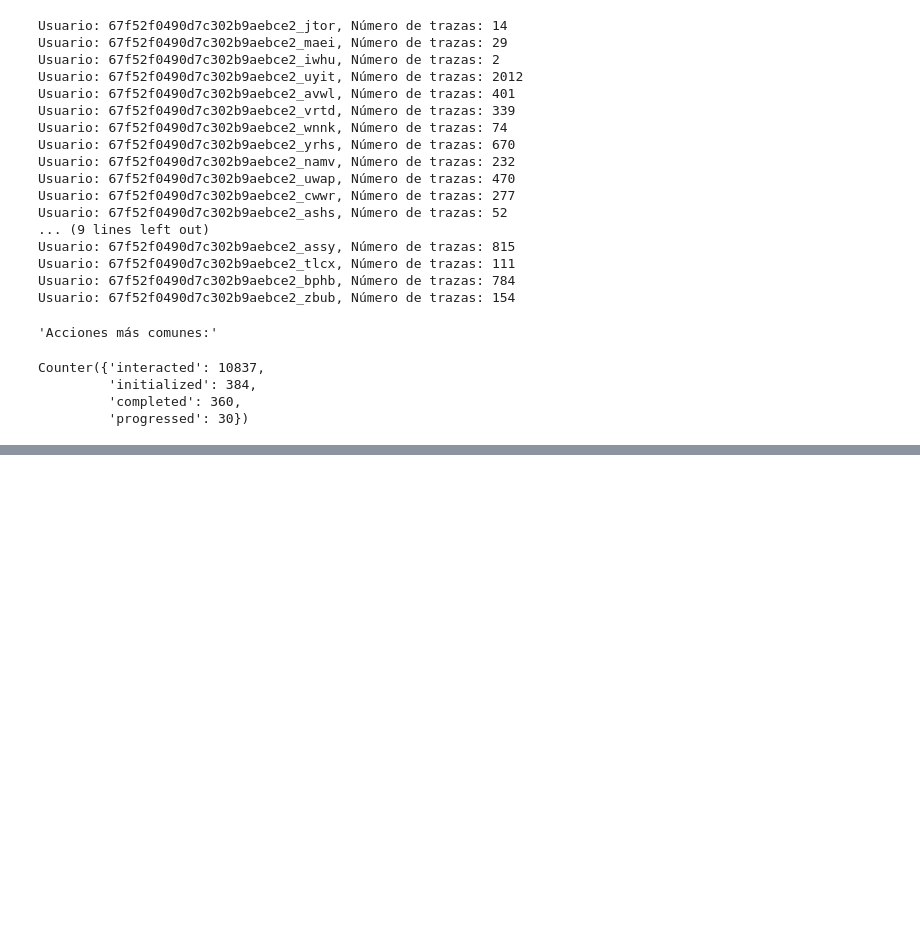
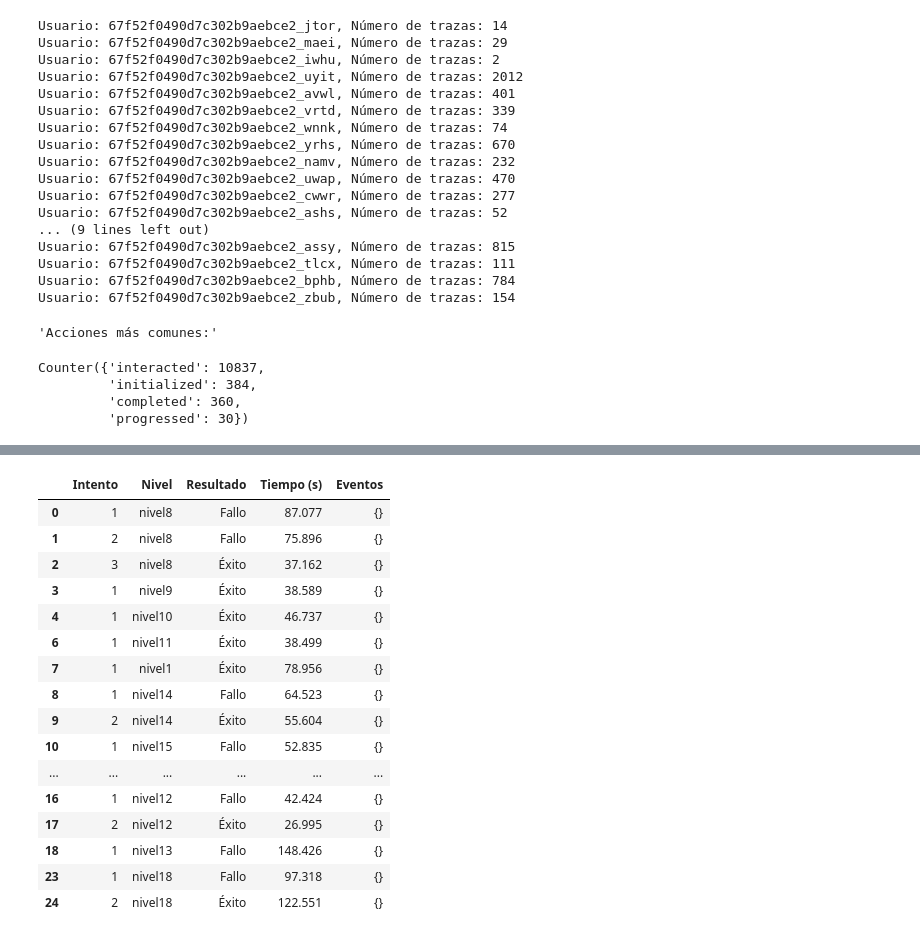
Before and after one commit to admont02/TFG-SimonaAntonova-AdrianMontero, a Jupyter notebook: AnalisisDeDatos.ipynb, the cells around one changed output, grey strips where cells are left out. Saved outputs shown, nothing was run; the diff lists cells and outputs as text; code cells hidden in the pictures; blank space fills up the shorter version.

Commit message:
tabla de niveles con tiempo

```diff
--- a/AnalisisDeDatos.ipynb
+++ b/AnalisisDeDatos.ipynb
@@ -568,0 +609,83 @@ Usuario: 67f52f0490d7c302b9aebce2_yrhs
+# %%
+import pandas as pd
+from collections import defaultdict
+from datetime import datetime
+import json
+
+# Cargar el archivo de trazas
+with open("AnalisisPruebas/traces.json", "r", encoding="utf-8") as f:
+    trazas = json.load(f)
+
+# Usuarios de prueba que queremos eliminar
+usuarios_a_eliminar = ["67f52f0490d7c302b9aebce2_jtor", "67f52f0490d7c302b9aebce2_maei",
+                       "67f52f0490d7c302b9aebce2_iwhu", "67f52f0490d7c302b9aebce2_uyit",
+                       "67f52f0490d7c302b9aebce2_avwl", "67f52f0490d7c302b9aebce2_vrtd",
+                       "67f52f0490d7c302b9aebce2_wnnk"]
+
+# Filtrar trazas eliminando usuarios de prueba
+trazas = [traza for traza in trazas if traza["actor"]["name"] not in usuarios_a_eliminar]
+
+# Diccionario para almacenar múltiples intentos por nivel y usuario
+intentos_por_nivel = defaultdict(lambda: defaultdict(list))
+
+# Diccionario para contar eventos por nivel y usuario
+eventos_por_nivel = defaultdict(lambda: defaultdict(lambda: defaultdict(int)))
+
+# Función para renombrar niveles
+def renombrar_nivel(nivel):
+    if "https://TFG-SIMONA-ADRIAN/" in nivel:
+        return nivel.split("/")[-1]  # Extraer solo la parte final del nivel
+    else:
+        return nivel  # Dejarlo como está si no tiene ese formato
+
+# Procesar las trazas
+for traza in trazas:
+    usuario = traza["actor"]["name"] if "actor" in traza and "name" in traza["actor"] else "Desconocido"
+    nivel_original = traza["object"]["id"] if "object" in traza and "id" in traza["object"] else "Sin Nivel"
+    nivel = renombrar_nivel(nivel_original)  # Renombrar nivel
+    accion = traza["verb"]["display"]["en"] if "verb" in traza and "display" in traza["verb"] else "Acción Desconocida"
+    timestamp = traza["timestamp"] if "timestamp" in traza else None
+    success = traza["result"]["success"] if accion == "completed" and "result" in traza and "success" in traza["result"] else None
+
+    # Convertir el timestamp a objeto datetime si existe
+    timestamp_dt = datetime.fromisoformat(timestamp.replace("Z", "")) if timestamp else None
+
+    # Calcular intentos para niveles principales
+    if accion == "initialized":
+        intentos_por_nivel[usuario][nivel].append({"initialized": timestamp_dt, "completed": None, "duracion": None, "success": None, "eventos": defaultdict(int)})
+    elif accion == "completed" and nivel in intentos_por_nivel[usuario]:
+        # Buscar el intento más reciente sin completar y actualizarlo
+        for intento in intentos_por_nivel[usuario][nivel]:
+            if intento["completed"] is None:
+                intento["completed"] = timestamp_dt
+                intento["success"] = success
+                # Calcular duración si ambas marcas están presentes
+                if intento["initialized"] and intento["completed"]:
+                    intento["duracion"] = (intento["completed"] - intento["initialized"]).total_seconds()
+                break  # Salimos porque solo actualizamos el intento más reciente
+    else:
+        # Contar eventos en intentos
+        for intento in intentos_por_nivel[usuario][nivel]:
+            if intento["completed"] is None:  # Solo para intentos que están en progreso
+                intento["eventos"][accion] += 1
+
+# Generar tablas por usuario
+print("=== Tablas por Usuario ===")
+for usuario, niveles in intentos_por_nivel.items():
+    print(f"Usuario: {usuario}")
+    data = []
+    for nivel, intentos in niveles.items():
+        for intento_num, intento in enumerate(intentos, start=1):
+            eventos_contados = dict(intento["eventos"])  # Convertir defaultdict a dict para la tabla
+            data.append({
+                "Intento": intento_num,
+                "Nivel": nivel,
+                "Resultado": "Éxito" if intento["success"] else "Fallo",
+                "Tiempo (s)": intento["duracion"] if intento["duracion"] else "Sin datos",
+                "Eventos": eventos_contados
+            })
+    df = pd.DataFrame(data)
+    df = df[df["Tiempo (s)"] != "Sin datos"]
+    display(df)
+    print("\n")
+# %% [output]
@@ -568,0 +748,17 @@ Usuario: 67f52f0490d7c302b9aebce2_yrhs
+|  | Intento | Nivel | Resultado | Tiempo (s) | Eventos |
+| 0 | 1 | nivel8 | Fallo | 87.077 | {} |
+| 1 | 2 | nivel8 | Fallo | 75.896 | {} |
+| 2 | 3 | nivel8 | Éxito | 37.162 | {} |
+| 3 | 1 | nivel9 | Éxito | 38.589 | {} |
+| 4 | 1 | nivel10 | Éxito | 46.737 | {} |
+| 6 | 1 | nivel11 | Éxito | 38.499 | {} |
+| 7 | 1 | nivel1 | Éxito | 78.956 | {} |
+| 8 | 1 | nivel14 | Fallo | 64.523 | {} |
+| 9 | 2 | nivel14 | Éxito | 55.604 | {} |
+| 10 | 1 | nivel15 | Fallo | 52.835 | {} |
+| ... | ... | ... | ... | ... | ... |
+| 16 | 1 | nivel12 | Fallo | 42.424 | {} |
+| 17 | 2 | nivel12 | Éxito | 26.995 | {} |
+| 18 | 1 | nivel13 | Fallo | 148.426 | {} |
+| 23 | 1 | nivel18 | Fallo | 97.318 | {} |
+| 24 | 2 | nivel18 | Éxito | 122.551 | {} |
```
Also changed, not shown: parts of 2 cells of this notebook.
